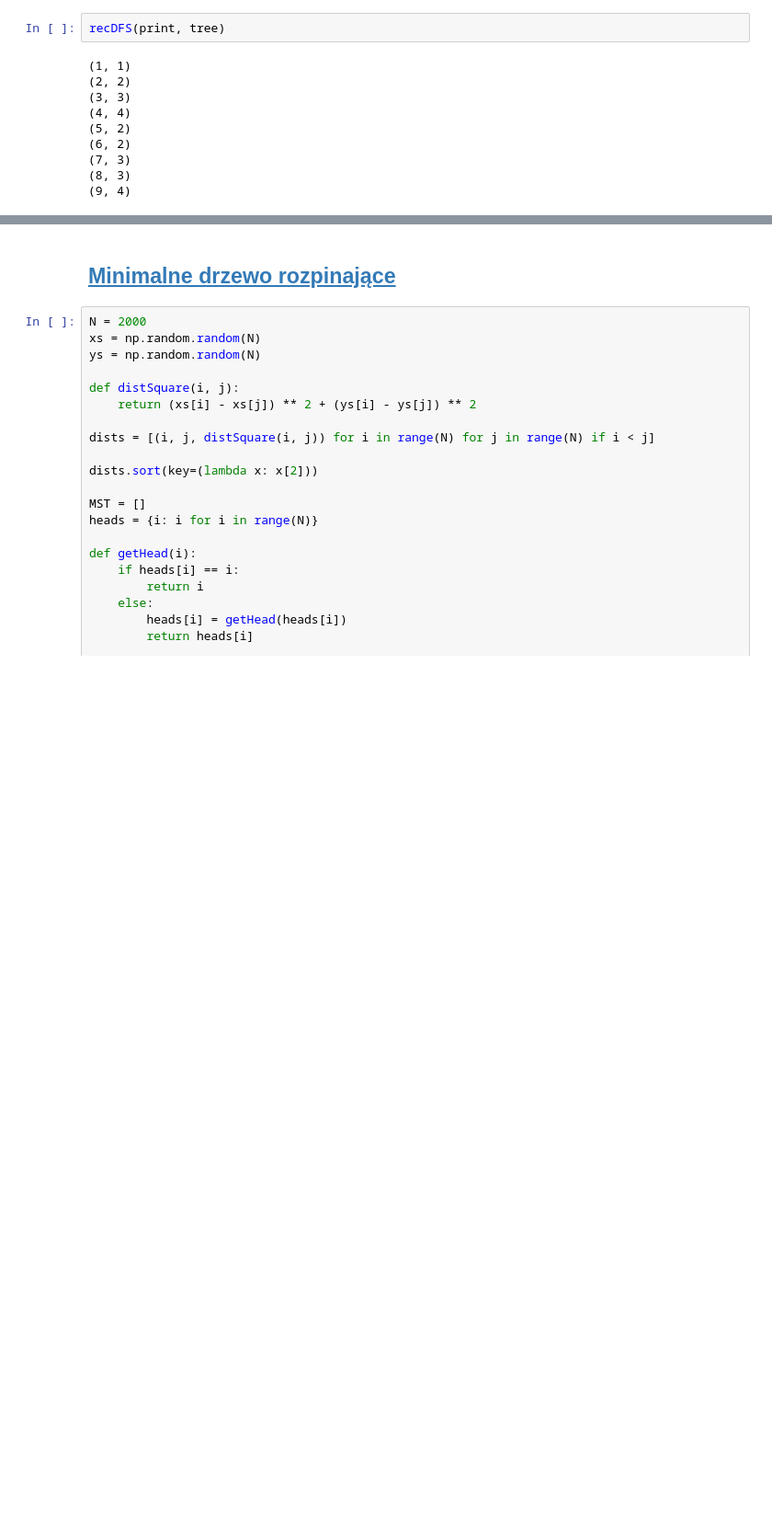
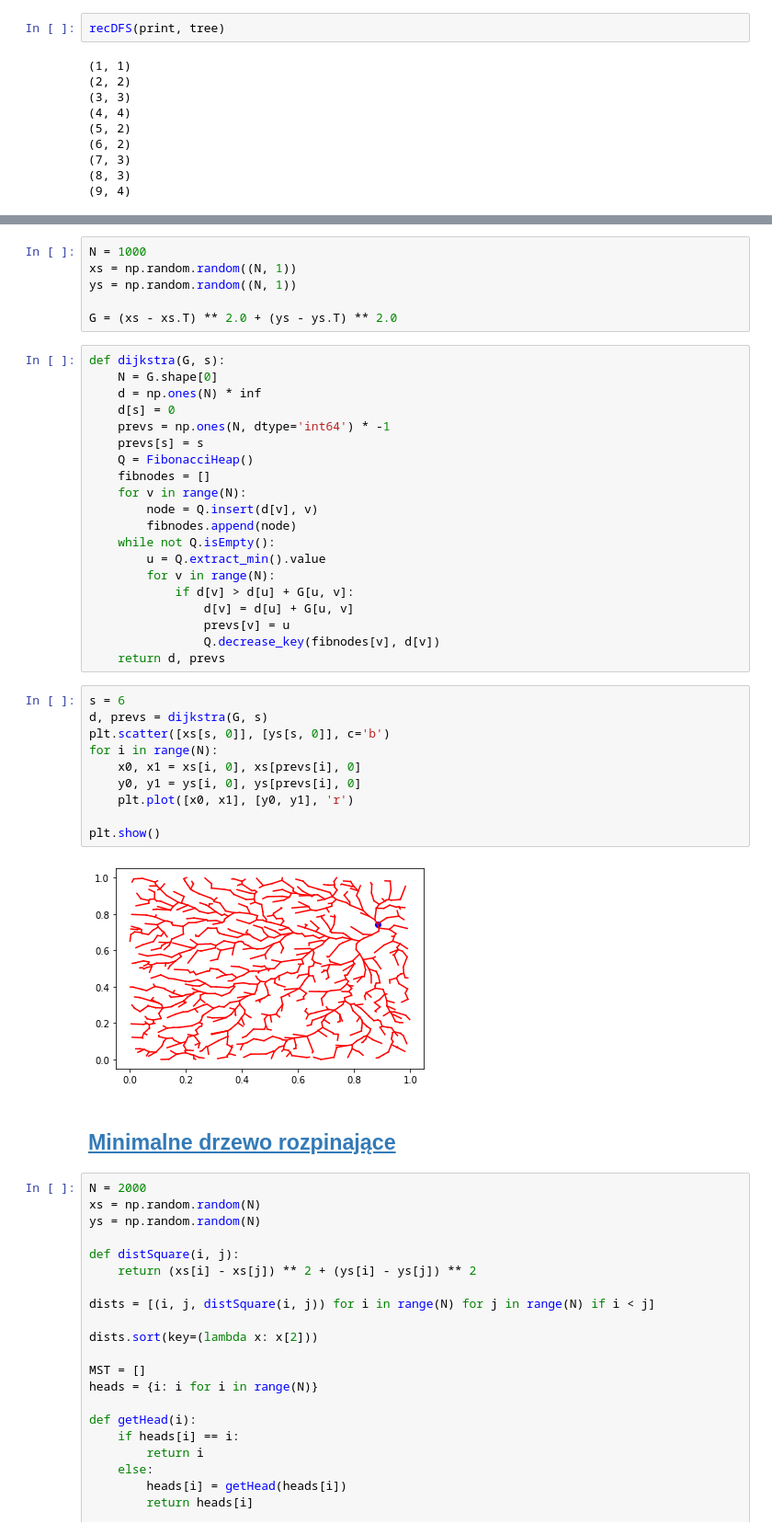
Before and after one commit to codingtenshi/SDA, a Jupyter notebook: aisd.ipynb, the cells around one changed output, grey strips where cells are left out. Shown at 92% size. Drawn from its saved outputs; the diff is of its cells as text; blank space fills up the shorter version.

```diff
--- a/aisd.ipynb
+++ b/aisd.ipynb
@@ -1242,3 +1449,41 @@ recDFS(print, tree)
+# %%
+N = 1000
+xs = np.random.random((N, 1))
+ys = np.random.random((N, 1))
+
+G = (xs - xs.T) ** 2.0 + (ys - ys.T) ** 2.0
+# %%
+def dijkstra(G, s):
+    N = G.shape[0]
+    d = np.ones(N) * inf
+    d[s] = 0
+    prevs = np.ones(N, dtype='int64') * -1
+    prevs[s] = s
+    Q = FibonacciHeap()
+    fibnodes = []
+    for v in range(N):
+        node = Q.insert(d[v], v)
+        fibnodes.append(node)
+    while not Q.isEmpty():
+        u = Q.extract_min().value
+        for v in range(N):
+            if d[v] > d[u] + G[u, v]:
+                d[v] = d[u] + G[u, v]
+                prevs[v] = u
+                Q.decrease_key(fibnodes[v], d[v])
+    return d, prevs
+# %%
+s = 6
+d, prevs = dijkstra(G, s)
+plt.scatter([xs[s, 0]], [ys[s, 0]], c='b')
+for i in range(N):
+    x0, x1 = xs[i, 0], xs[prevs[i], 0]
+    y0, y1 = ys[i, 0], ys[prevs[i], 0]
+    plt.plot([x0, x1], [y0, y1], 'r')
+
+plt.show()
+# %% [output]
+[figure, added]
 # %% [markdown]
 ## [Minimalne drzewo rozpinające](https://en.wikipedia.org/wiki/Minimum_spanning_tree)
 # %%
```
Also changed, not shown: parts of 36 cells of this notebook, 1 other file.
